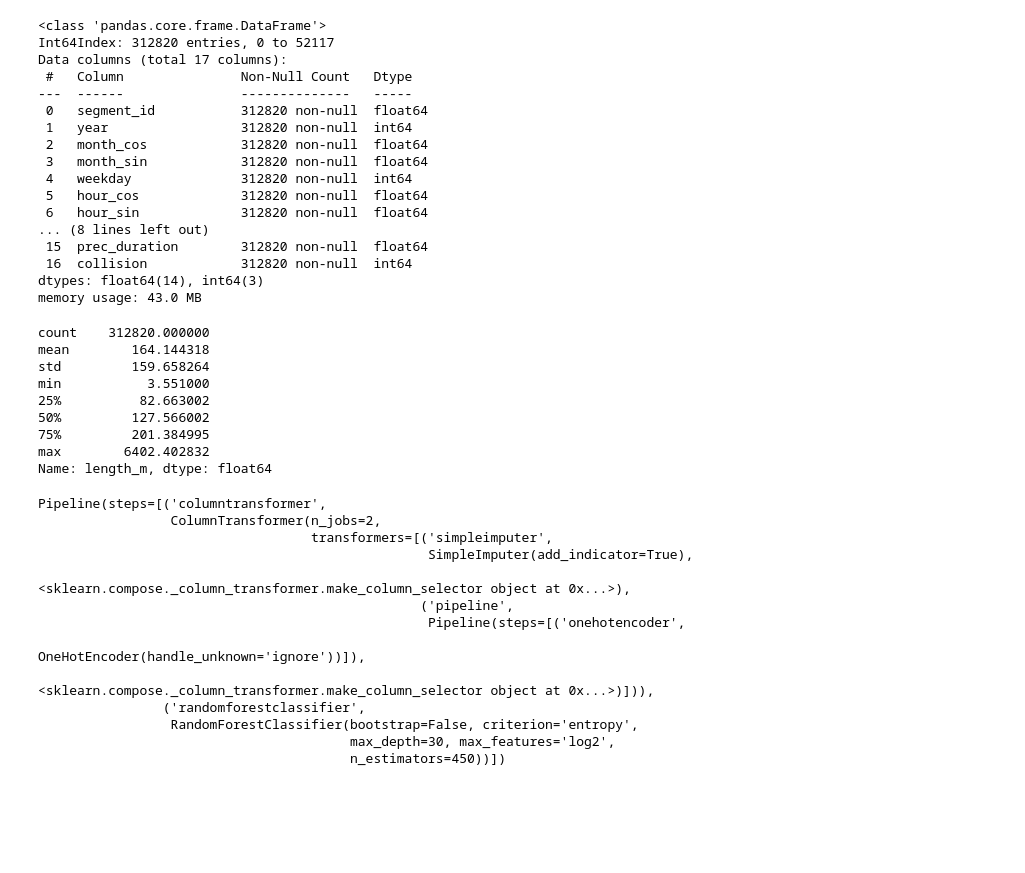
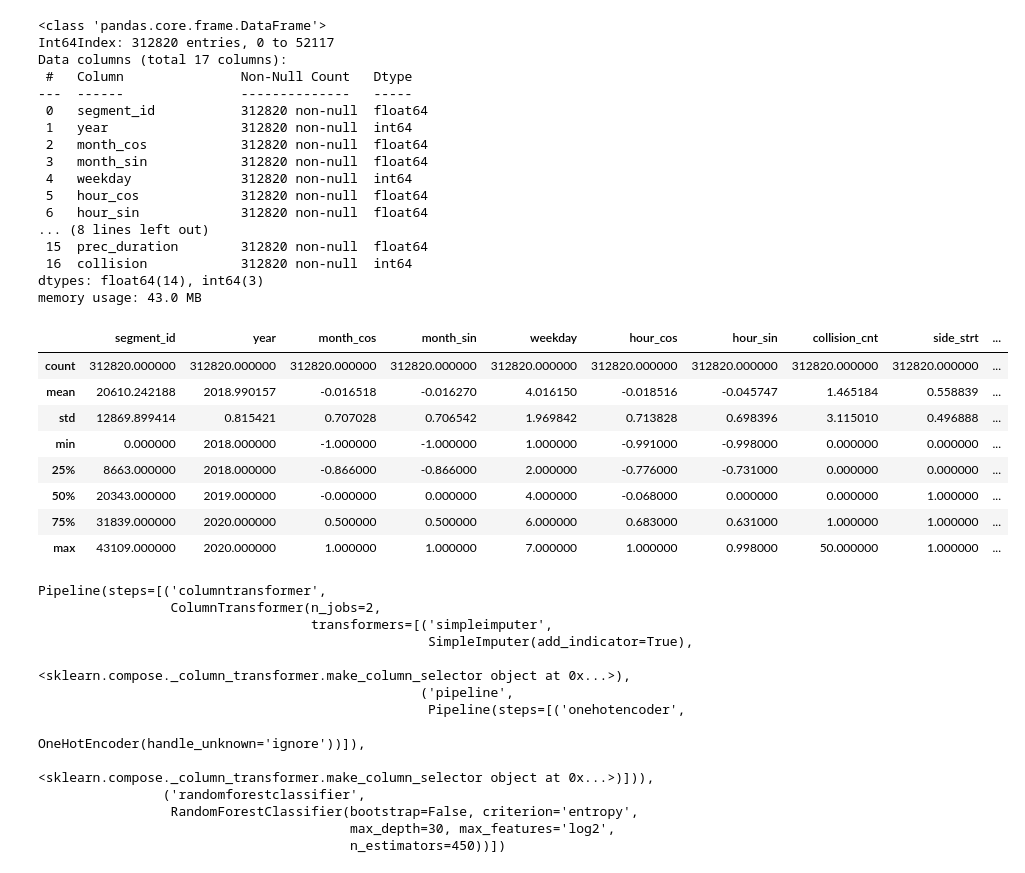
Before and after one commit to benediktstroebl/Traffic-Accident-Prediction-Berlin, a Jupyter notebook: codes/MODELS_main_predict.ipynb, the cells around one changed output. Drawn from its saved outputs; the diff is of its cells as text; code cells hidden in the pictures; blank space fills up the shorter version.

```diff
--- a/codes/MODELS_main_predict.ipynb
+++ b/codes/MODELS_main_predict.ipynb
@@ -99,17 +99,17 @@ memory usage: 43.0 MB
 # %%
 full_data[full_data.select_dtypes(np.float64).columns] = full_data.select_dtypes(np.float64).astype(np.float32)
 # %%
-full_data['length_m'].describe()
+full_data.describe()
 # %% [output]
-count    312820.000000
-mean        164.144318
-std         159.658264
-min           3.551000
-25%          82.663002
-50%         127.566002
-75%         201.384995
-max        6402.402832
-Name: length_m, dtype: float64
+|  | segment_id | year | month_cos | month_sin | weekday | hour_cos | hour_sin | collision_cnt | side_strt | ... |
+| count | 312820.000000 | 312820.000000 | 312820.000000 | 312820.000000 | 312820.000000 | 312820.000000 | 312820.000000 | 312820.000000 | 312820.000000 | ... |
+| mean | 20610.242188 | 2018.990157 | -0.016518 | -0.016270 | 4.016150 | -0.018516 | -0.045747 | 1.465184 | 0.558839 | ... |
+| std | 12869.899414 | 0.815421 | 0.707028 | 0.706542 | 1.969842 | 0.713828 | 0.698396 | 3.115010 | 0.496888 | ... |
+| min | 0.000000 | 2018.000000 | -1.000000 | -1.000000 | 1.000000 | -0.991000 | -0.998000 | 0.000000 | 0.000000 | ... |
+| 25% | 8663.000000 | 2018.000000 | -0.866000 | -0.866000 | 2.000000 | -0.776000 | -0.731000 | 0.000000 | 0.000000 | ... |
+| 50% | 20343.000000 | 2019.000000 | -0.000000 | 0.000000 | 4.000000 | -0.068000 | 0.000000 | 0.000000 | 1.000000 | ... |
+| 75% | 31839.000000 | 2020.000000 | 0.500000 | 0.500000 | 6.000000 | 0.683000 | 0.631000 | 1.000000 | 1.000000 | ... |
+| max | 43109.000000 | 2020.000000 | 1.000000 | 1.000000 | 7.000000 | 1.000000 | 0.998000 | 50.000000 | 1.000000 | ... |
 # %%
 # Split
 X_train = full_data[full_data['year'] < 2020].drop(['collision','segment_id'],axis=1)
```
Also changed, not shown: parts of 12 cells of this notebook.
